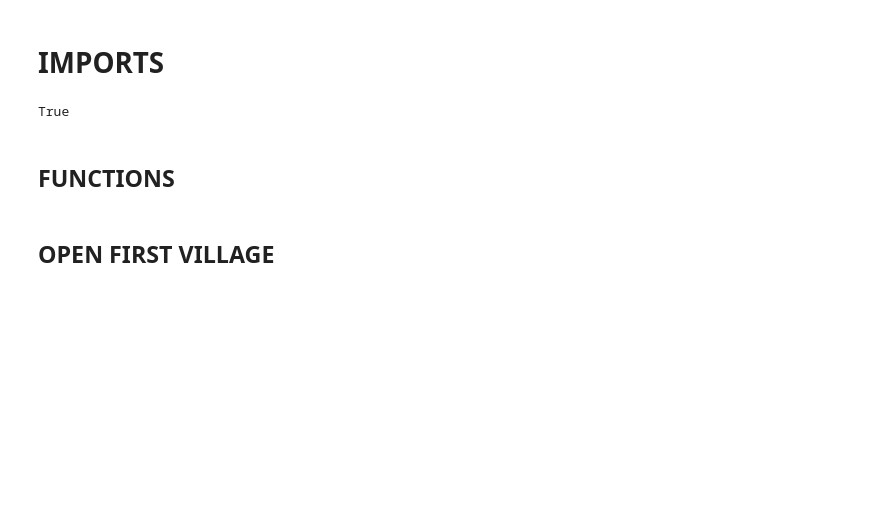
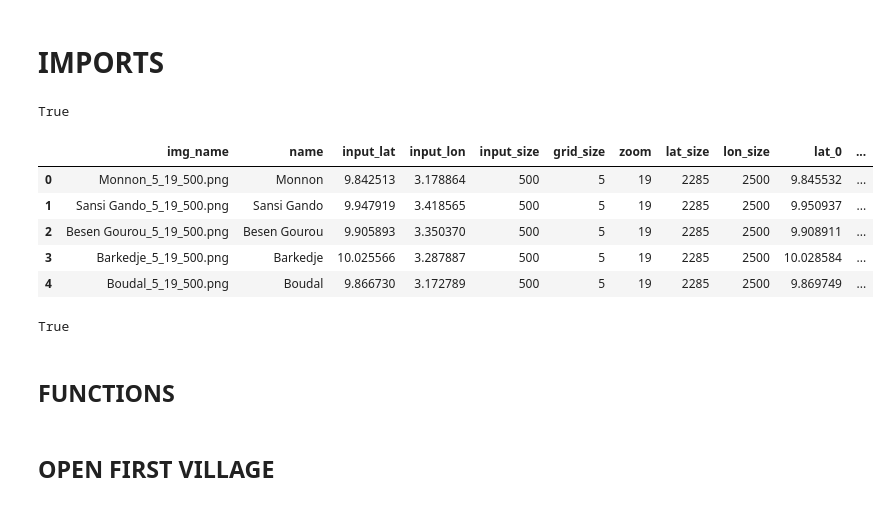
Before and after one commit to OANInternational/sid_color_analysis, a Jupyter notebook: color_analysis.ipynb, the cells around one changed output. Drawn from its saved outputs; the diff is of its cells as text; code cells hidden in the pictures; blank space fills up the shorter version.

```diff
--- a/color_analysis.ipynb
+++ b/color_analysis.ipynb
@@ -1,2 +1,12 @@
 # %% [markdown]
 # IMPORTS
+# %%
+import sys
+sys.path.append('/Users/daniel/OAN/SID/')
+import pandas
+
+from dotenv import load_dotenv
+
+load_dotenv(dotenv_path='/Users/daniel/OAN/SID/.env')
+# %% [output]
+True
@@ -2,0 +15,11 @@
+# %%
+df_images = hf.BigQueryHelper().loadImages()
+# %%
+df_images
+# %% [output]
+|  | img_name | name | input_lat | input_lon | input_size | grid_size | zoom | lat_size | lon_size | lat_0 | ... |
+| 0 | Monnon_5_19_500.png | Monnon | 9.842513 | 3.178864 | 500 | 5 | 19 | 2285 | 2500 | 9.845532 | ... |
+| 1 | Sansi Gando_5_19_500.png | Sansi Gando | 9.947919 | 3.418565 | 500 | 5 | 19 | 2285 | 2500 | 9.950937 | ... |
+| 2 | Besen Gourou_5_19_500.png | Besen Gourou | 9.905893 | 3.350370 | 500 | 5 | 19 | 2285 | 2500 | 9.908911 | ... |
+| 3 | Barkedje_5_19_500.png | Barkedje | 10.025566 | 3.287887 | 500 | 5 | 19 | 2285 | 2500 | 10.028584 | ... |
+| 4 | Boudal_5_19_500.png | Boudal | 9.866730 | 3.172789 | 500 | 5 | 19 | 2285 | 2500 | 9.869749 | ... |
```
Also changed, not shown: parts of 6 cells of this notebook, 2 other files.
